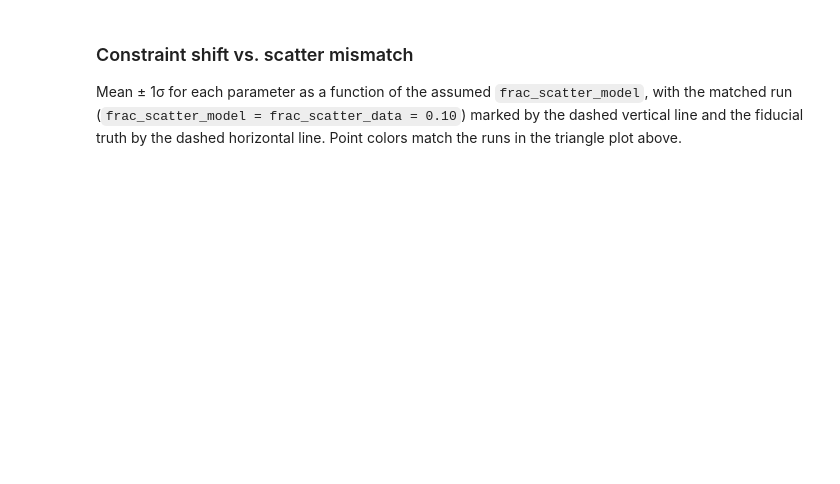
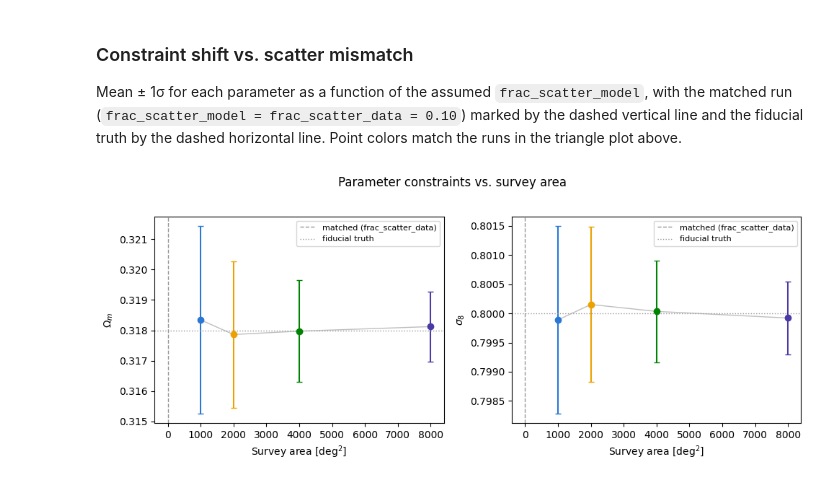
Before and after one commit to xtang126/hmf-mor-forecast, a Jupyter notebook: notebooks/v1_chains_contours.ipynb, the cells around one changed output. Drawn from its saved outputs; the diff is of its cells as text; code cells hidden in the pictures; blank space fills up the shorter version.

```diff
--- a/notebooks/v1_chains_contours.ipynb
+++ b/notebooks/v1_chains_contours.ipynb
@@ -205,29 +248,31 @@ frac_scatter_data = 0.10`) marked by the dashed vertical line and the
 fiducial truth by the dashed horizontal line. Point colors match the runs
 in the triangle plot above.
 # %%
-fig, axes = plt.subplots(1, len(param_names), figsize=(5 * len(param_names), 4))
+fig, axes = plt.subplots(1, len(plot_params), figsize=(5 * len(plot_params), 4))
 
-fracs = [frac for _, frac in scatter_runs]
-for i, (p, lbl) in enumerate(zip(param_names, param_labels)):
+config_values = [config_value for _, config_value in scan_runs]
+for i, (p, lbl) in enumerate(zip(plot_params, param_labels)):
     ax = axes[i]
     means = []
     errs = []
-    for s in scatter_samples:
+    for s in scan_samples:
         stats = s.getMargeStats().parWithName(p)
         means.append(stats.mean)
         errs.append(stats.err)
 
-    ax.plot(fracs, means, "-", color="0.75", lw=1, zorder=1)
-    for frac, mean, err, color in zip(fracs, means, errs, scatter_colors):
-        ax.errorbar(frac, mean, yerr=err, fmt="o", color=color, ecolor=color,
+    ax.plot(config_values, means, "-", color="0.75", lw=1, zorder=1)
+    for config_value, mean, err, color in zip(config_values, means, errs, plot_colors):
+        ax.errorbar(config_value, mean, yerr=err, fmt="o", color=color, ecolor=color,
                      capsize=3, zorder=2)
     ax.axvline(0.10, color="0.6", ls="--", lw=1, label="matched (frac_scatter_data)")
     if p in fiducial:
         ax.axhline(fiducial[p], color="0.6", ls=":", lw=1, label="fiducial truth")
-    ax.set_xlabel("frac_scatter_model")
+    ax.set_xlabel(r"Survey area [deg$^2$]")
     ax.set_ylabel(f"${lbl}$")
     ax.legend(fontsize=8)
 
-fig.suptitle("Parameter constraints vs. assumed model scatter", y=1.02)
+fig.suptitle("Parameter constraints vs. survey area", y=1.02)
 fig.tight_layout()
 plt.show()
+# %% [output]
+[figure, added]
```
Also changed, not shown: parts of 11 cells of this notebook, 4 other files.
